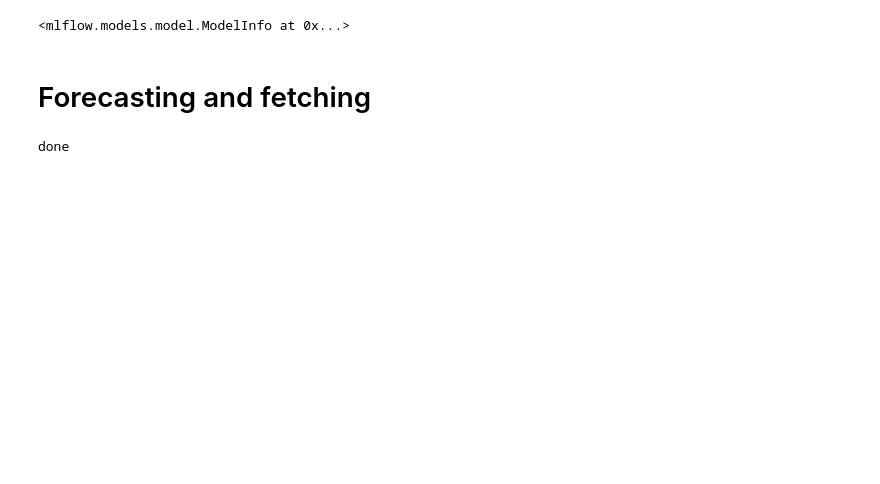
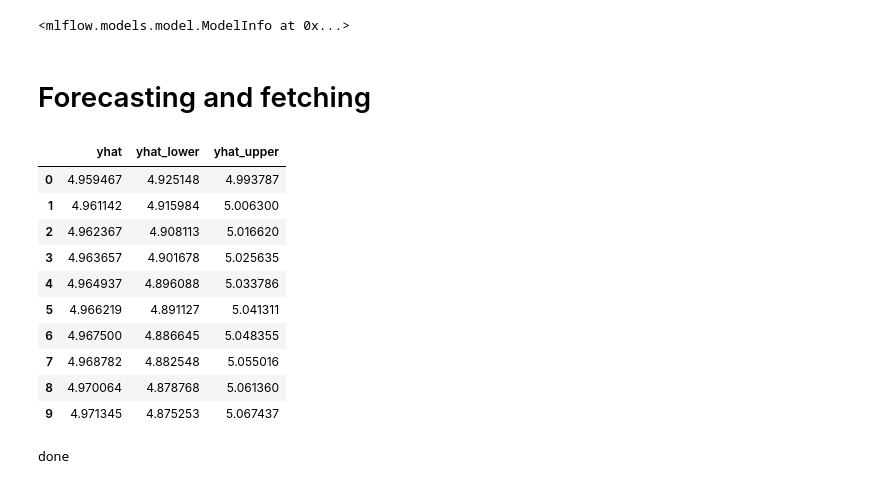
Before and after one commit to r-vvch/DMLS_2022_stocks, a Jupyter notebook: ARIMA.ipynb, the cells around one changed output. Saved outputs shown, nothing was run; the diff lists cells and outputs as text; code cells hidden in the pictures; blank space fills up the shorter version.

Commit message:
Fixed ARIMA pyfunc wrapper by switching to auto-arima model

```diff
--- a/ARIMA.ipynb
+++ b/ARIMA.ipynb
@@ -278,10 +280,22 @@ mlflow.end_run()
 # Forecasting and fetching
 # %%
 model = mlflow.pyfunc.load_model(
-    model_uri=f"models:/ARIMA/1"
+    model_uri=f"models:/ARIMA/2"
 )
 # %%
-model.predict(kek)
+model.predict(pd.DataFrame([{"n_periods": 10, "return_conf_int": True, "alpha": 0.1}]))
+# %% [output]
+|  | yhat | yhat_lower | yhat_upper |
+| 0 | 4.959467 | 4.925148 | 4.993787 |
+| 1 | 4.961142 | 4.915984 | 5.006300 |
+| 2 | 4.962367 | 4.908113 | 5.016620 |
+| 3 | 4.963657 | 4.901678 | 5.025635 |
+| 4 | 4.964937 | 4.896088 | 5.033786 |
+| 5 | 4.966219 | 4.891127 | 5.041311 |
+| 6 | 4.967500 | 4.886645 | 5.048355 |
+| 7 | 4.968782 | 4.882548 | 5.055016 |
+| 8 | 4.970064 | 4.878768 | 5.061360 |
+| 9 | 4.971345 | 4.875253 | 5.067437 |
 # %%
 tracking_uri = mlflow.get_tracking_uri()
 registry_uri = mlflow.get_registry_uri()
```
Also changed, not shown: parts of 3 cells of this notebook.
